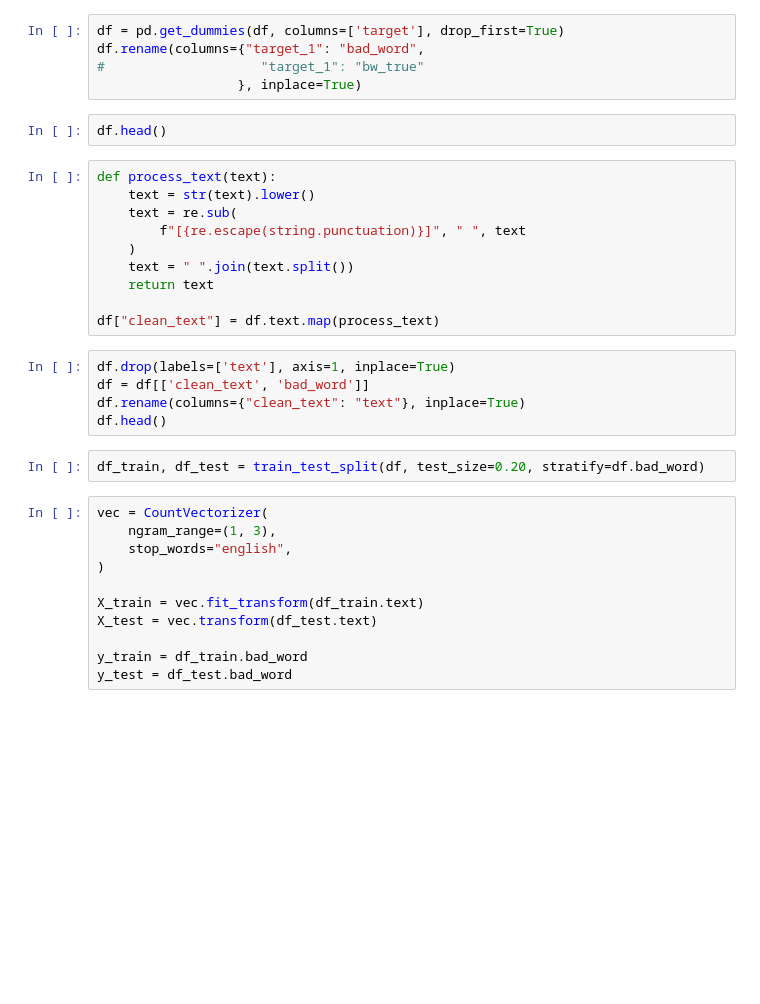
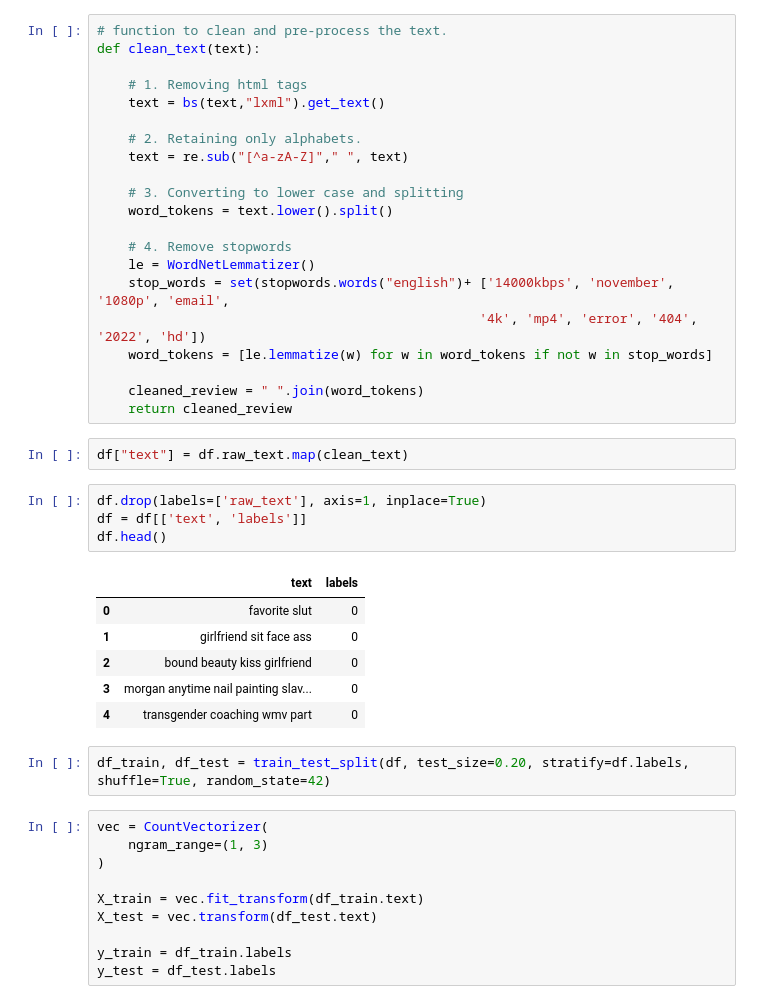
Before and after one commit to adwiza/datascience_skillbox, a Jupyter notebook: BW_project/BW_LR.ipynb, the cells around one changed output. Saved outputs shown, nothing was run; the diff lists cells and outputs as text; blank space fills up the shorter version.

```diff
--- a/BW_project/BW_LR.ipynb
+++ b/BW_project/BW_LR.ipynb
@@ -32,38 +50,49 @@ df.head()
-# %%
-df = pd.get_dummies(df, columns=['target'], drop_first=True)
-df.rename(columns={"target_1": "bad_word",
-#                    "target_1": "bw_true"
-                  }, inplace=True)
-# %%
-df.head()
 # %%
-def process_text(text):
-    text = str(text).lower()
-    text = re.sub(
-        f"[{re.escape(string.punctuation)}]", " ", text
-    )
-    text = " ".join(text.split())
-    return text
+# function to clean and pre-process the text.
+def clean_text(text):
 
-df["clean_text"] = df.text.map(process_text)
+    # 1. Removing html tags
+    text = bs(text,"lxml").get_text()
+
+    # 2. Retaining only alphabets.
+    text = re.sub("[^a-zA-Z]"," ", text)
+
+    # 3. Converting to lower case and splitting
+    word_tokens = text.lower().split()
+
+    # 4. Remove stopwords
+    le = WordNetLemmatizer()
+    stop_words = set(stopwords.words("english")+ ['14000kbps', 'november', '1080p', 'email',
+                                                 '4k', 'mp4', 'error', '404', '2022', 'hd'])
+    word_tokens = [le.lemmatize(w) for w in word_tokens if not w in stop_words]
+
+    cleaned_review = " ".join(word_tokens)
+    return cleaned_review
+# %%
+df["text"] = df.raw_text.map(clean_text)
 # %%
-df.drop(labels=['text'], axis=1, inplace=True)
-df = df[['clean_text', 'bad_word']]
-df.rename(columns={"clean_text": "text"}, inplace=True)
+df.drop(labels=['raw_text'], axis=1, inplace=True)
+df = df[['text', 'labels']]
 df.head()
+# %% [output]
+|  | text | labels |
+| 0 | favorite slut | 0 |
+| 1 | girlfriend sit face ass | 0 |
+| 2 | bound beauty kiss girlfriend | 0 |
+| 3 | morgan anytime nail painting slav... | 0 |
+| 4 | transgender coaching wmv part | 0 |
 # %%
-df_train, df_test = train_test_split(df, test_size=0.20, stratify=df.bad_word)
+df_train, df_test = train_test_split(df, test_size=0.20, stratify=df.labels, shuffle=True, random_state=42)
 # %%
 vec = CountVectorizer(
-    ngram_range=(1, 3),
-    stop_words="english",
+    ngram_range=(1, 3)
 )
 
 X_train = vec.fit_transform(df_train.text)
 X_test = vec.transform(df_test.text)
 
-y_train = df_train.bad_word
-y_test = df_test.bad_word
+y_train = df_train.labels
+y_test = df_test.labels
 # %%
 # define models and parameters
 model = LogisticRegression(fit_intercept=True)
```
Also changed, not shown: parts of 7 cells of this notebook, 5 other files.
